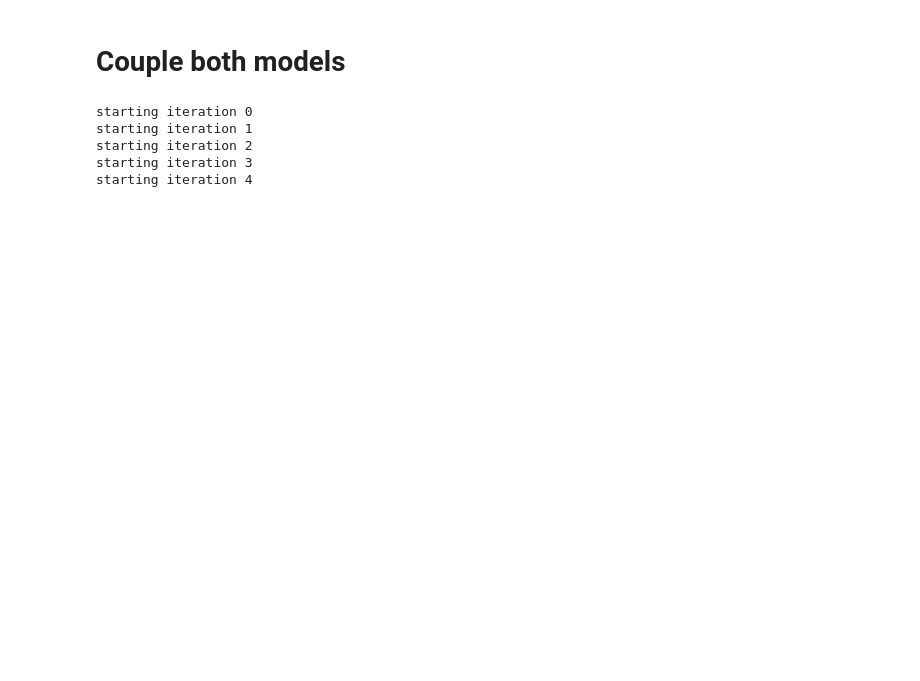
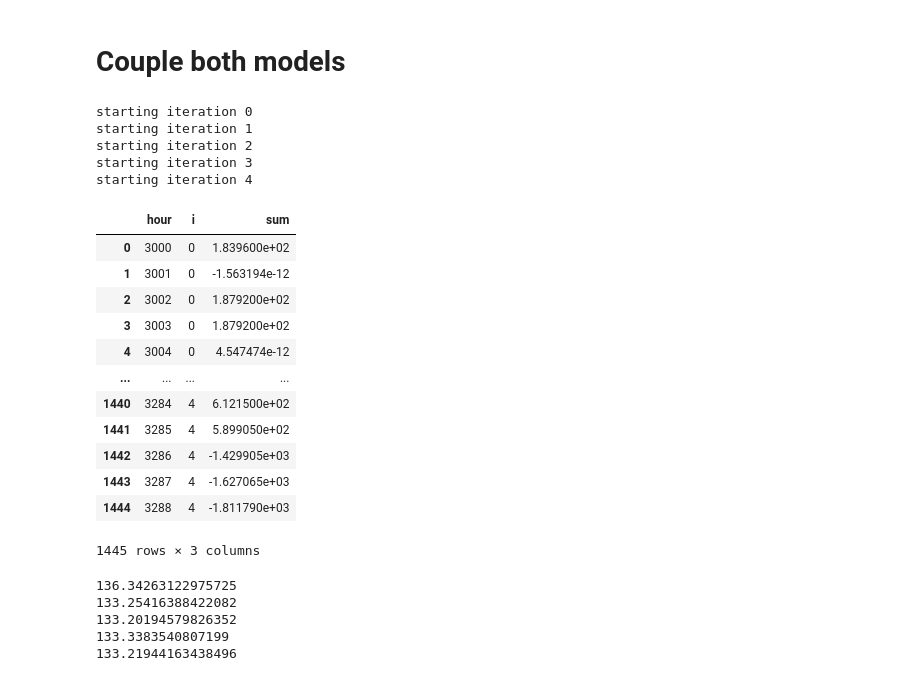
Before and after one commit to david-huck/ontario_esm, a Jupyter notebook: ontario_esm.ipynb, the cells around one changed output. Cells and saved outputs as stored; diff of their text form; code cells hidden in the pictures; blank space fills up the shorter version.

Commit message:
demand and solar data added, fixed some missing variable names

```diff
--- a/ontario_esm.ipynb
+++ b/ontario_esm.ipynb
@@ -104,18 +128,15 @@ random_demand = np.random.random(len(ontario_demand["Ontario Demand"])) * max(on
 # %% [markdown]
 # Model definition
 # %%
-def define_model(demand_response=False, demand_ts:pd.Series=ontario_demand["Ontario Demand"]):
+def define_model(demand_response=False, demand_ts:pd.Series=ontario_demand["Ontario Demand"], t_start=0, t_end=8759):
 
     esm = pyo.ConcreteModel("Oversimplified ontario electricity model")
-
-    t_start = 3000
-    t_end = t_start + 12*24
 
     esm.hour = pyo.RangeSet(t_start, t_end)
     esm.gen_types = pyo.Set(initialize=["pv", "coal", "gas"])
 
     esm.demand = pyo.Param(esm.hour, initialize=demand_ts.loc[t_start:t_end].to_dict(), within=pyo.NonNegativeReals)
-    esm.fuel_cost = pyo.Param(esm.gen_types, initialize={"pv":1, "coal":207, "gas":309}) # add 1 cost to pv, to avoid oversupply
+    esm.fuel_cost = pyo.Param(esm.gen_types, initialize={"pv":1e-3, "coal":207, "gas":309}) # add 1 cost to pv, to avoid oversupply
     esm.inv_cost = pyo.Param(esm.gen_types, initialize={"pv":1201, "coal":502, "gas":203})
     esm.efficiency = pyo.Param(esm.gen_types, esm.hour, initialize=eff_df_long.loc[:,t_start:t_end,:].to_dict()["value"])
 
@@ -209,7 +230,7 @@ def add_constraints(
     return esm
 # %%
 esm = define_model(demand_response=False)
-esm = add_constraints(esm, capacity_limits={"pv":30000, "coal":40000},demand_response=False)
+esm = add_constraints(esm)
 # %%
 opt = pyo.SolverFactory("gurobi")
 result = opt.solve(esm)
@@ -397,27 +429,32 @@ Name: sum, Length: 289, dtype: float64
 # Couple both models
 # %%
 t_start = 3000
-t_end = 3000 + 12*24
+t_end = t_start + 12*24
 
-initial_demand = ontario_demand["Ontario Demand"].loc[t_start:t_end]
-dr_ts = pd.Series([0]*len(demand_ts), index=demand_ts.index)
+initial_demand = ontario_demand["Ontario Demand"].loc[t_start:t_end]#.reset_index(drop=True)
+demand_ts = get_model_demand(esm).loc[t_start:t_end]
+dr_ts = pd.Series([0]*len(demand_ts), index=demand_ts.index).loc[t_start:t_end]#.reset_index(drop=True)
 
 all_prices = []
 all_drs = []
 all_generation = []
 all_demands = [demand_ts]
-for i in range(5):
+all_capacities = []
+
+n_iterations = 5
+for i in range(n_iterations):
     print("starting iteration",i)
 
     # define & solve model
-    esm = define_model(demand_response=False, demand_ts=initial_demand+dr_ts)
-    esm = add_constraints(esm, capacity_limits={"pv":30000, "coal":40000})
+    esm = define_model(demand_response=False, demand_ts=initial_demand+dr_ts, t_start=t_start, t_end=t_end)
+    esm = add_constraints(esm, )#capacity_limits={"pv":30000, "coal":40000})
     esm_result = opt.solve(esm)
+    esm_vars = model_vars_as_dfs(esm)
 
     # extract prices
     prices = get_shadow_prices(esm)["dual"]
     all_prices.append(prices)
-    all_generation.append(model_vars_as_dfs(esm)["generation"])
+    all_generation.append(esm_vars["generation"])
 
     # define and solve hh_esm
     hh_esm = define_hh_esm(demand_ts, prices)
@@ -426,6 +463,9 @@ for i in range(5):
     # get dr and add to demand
     dr_ts = get_effective_dr(hh_esm)
     all_drs.append(dr_ts)
+
+    all_demands.append(initial_demand+dr_ts)
+    all_capacities.append(esm_vars["capacity"])
 # %% [output]
 starting iteration 0
 starting iteration 1
@@ -446,0 +475,29 @@ def join_w_iteration_num(li:List[pd.Series]):
+# %%
+demands = pd.concat(all_demands, axis=1)
+dr_df = pd.concat(all_drs, axis=1)
+dr_df.columns = range(n_iterations)
+dr_df = dr_df.melt(var_name="i", value_name="sum", ignore_index=False).reset_index()
+dr_df
+# %% [output]
+|  | hour | i | sum |
+| 0 | 3000 | 0 | 1.839600e+02 |
+| 1 | 3001 | 0 | -1.563194e-12 |
+| 2 | 3002 | 0 | 1.879200e+02 |
+| 3 | 3003 | 0 | 1.879200e+02 |
+| 4 | 3004 | 0 | 4.547474e-12 |
+| ... | ... | ... | ... |
+| 1440 | 3284 | 4 | 6.121500e+02 |
+| 1441 | 3285 | 4 | 5.899050e+02 |
+| 1442 | 3286 | 4 | -1.429905e+03 |
+| 1443 | 3287 | 4 | -1.627065e+03 |
+| 1444 | 3288 | 4 | -1.811790e+03 |
+1445 rows × 3 columns
+# %%
+for p, dem in zip(all_prices, all_demands):
+    print((p* dem).sum()/dem.sum())
+# %% [output]
+136.34263122975725
+133.25416388422082
+133.20194579826352
+133.3383540807199
+133.21944163438496
```
Also changed, not shown: parts of 28 cells of this notebook, 2 other files.
